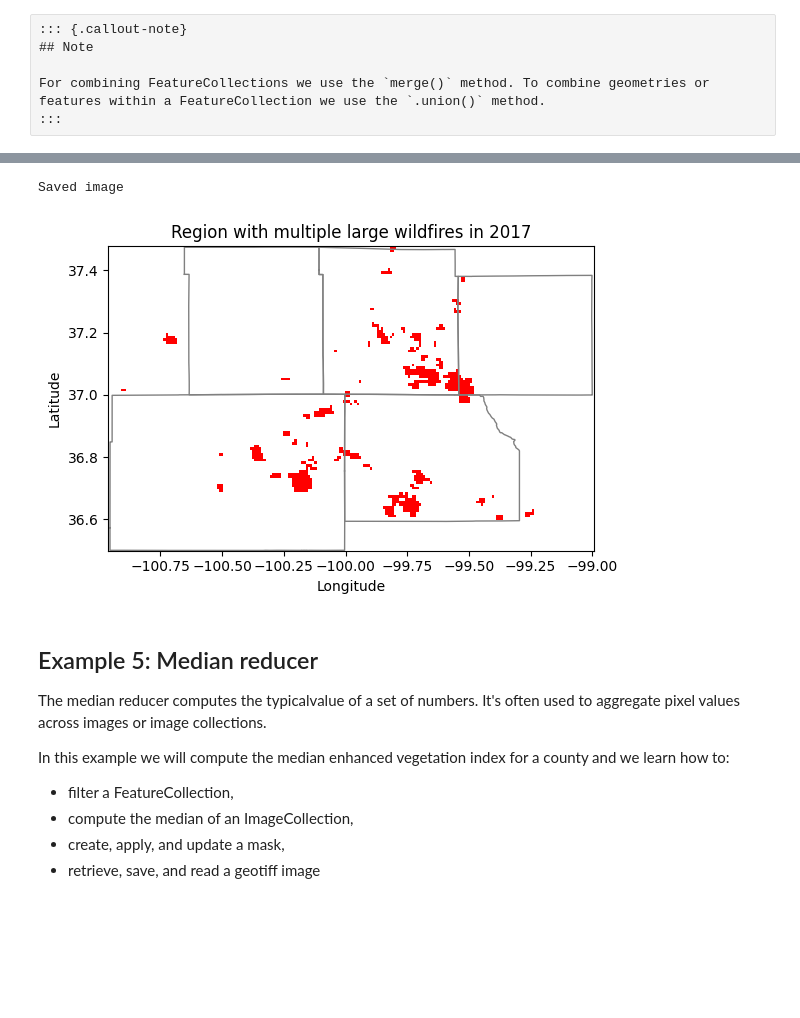
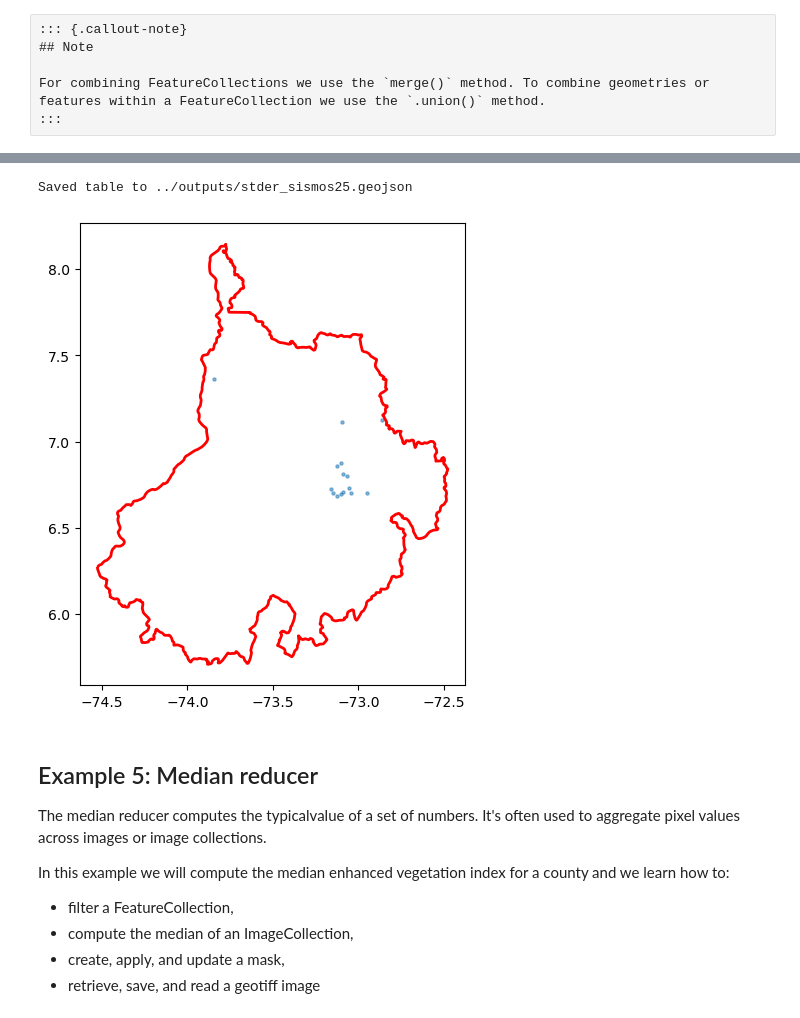
Before and after one commit to ials/geepy, a Jupyter notebook: notebooks/reduce_image_collection_to_image.ipynb, the cells around one changed output, grey strips where cells are left out. Drawn from its saved outputs; the diff is of its cells as text; code cells hidden in the pictures; blank space fills up the shorter version.

```diff
--- a/notebooks/reduce_image_collection_to_image.ipynb
+++ b/notebooks/reduce_image_collection_to_image.ipynb
@@ -337,7 +370,6 @@ max_fire = modis.select('FireMask').reduce(ee.Reducer.max())
 # %%
 # Save GeoTIFF
-max_fire_filename = '../outputs/starbuck_wildfire_.tiff'
-save_geotiff(max_fire, filename=max_fire_filename, crs=4326, scale=1000,
-             geom=bbox, bands=[])
+archivo = '../outputs/stder_sismos25.geojson'
+save_table(sismos25, filename=archivo)
 # %% [output]
-Saved image
+Saved table to ../outputs/stder_sismos25.geojson
@@ -356,19 +376,20 @@ cmap = colors.ListedColormap(hex_palette)
-# %%
-# Create figure
-max_fire_raster.plot.imshow(figsize=(6,4), cmap=cmap, add_colorbar=False)
-
-for r in region_geom['coordinates']:
-    lon,lat = zip(*r[0])
-    plt.plot(list(lon), list(lat), linestyle='-', linewidth=1, color='grey')
-
-plt.title('Region with multiple large wildfires in 2017')
-plt.xlabel('Longitude')
-plt.ylabel('Latitude')
-#plt.axis('equal')
-plt.tight_layout()
-plt.show()
-# %% [output]
-[figure, removed]
+# %%
+import geopandas as gpd
+import matplotlib.pyplot as plt
+
+# Earthquakes from file you exported before
+gdf_eq = gpd.read_file("../outputs/stder_sismos25.geojson")
+
+# Export region separately as GeoJSON, then read:
+
+gdf_region = gpd.read_file("../outputs/stder.geojson")
+
+fig, ax = plt.subplots(figsize=(6, 6))
+gdf_region.boundary.plot(ax=ax, color="red", linewidth=2)  # outline of region
+gdf_eq.plot(ax=ax, markersize=5, alpha=0.5)
+plt.show()
+# %% [output]
+[figure, added]
 # %% [markdown]
 ## Example 5: Median reducer
 
```
Also changed, not shown: parts of 20 cells of this notebook, 15 other files.
